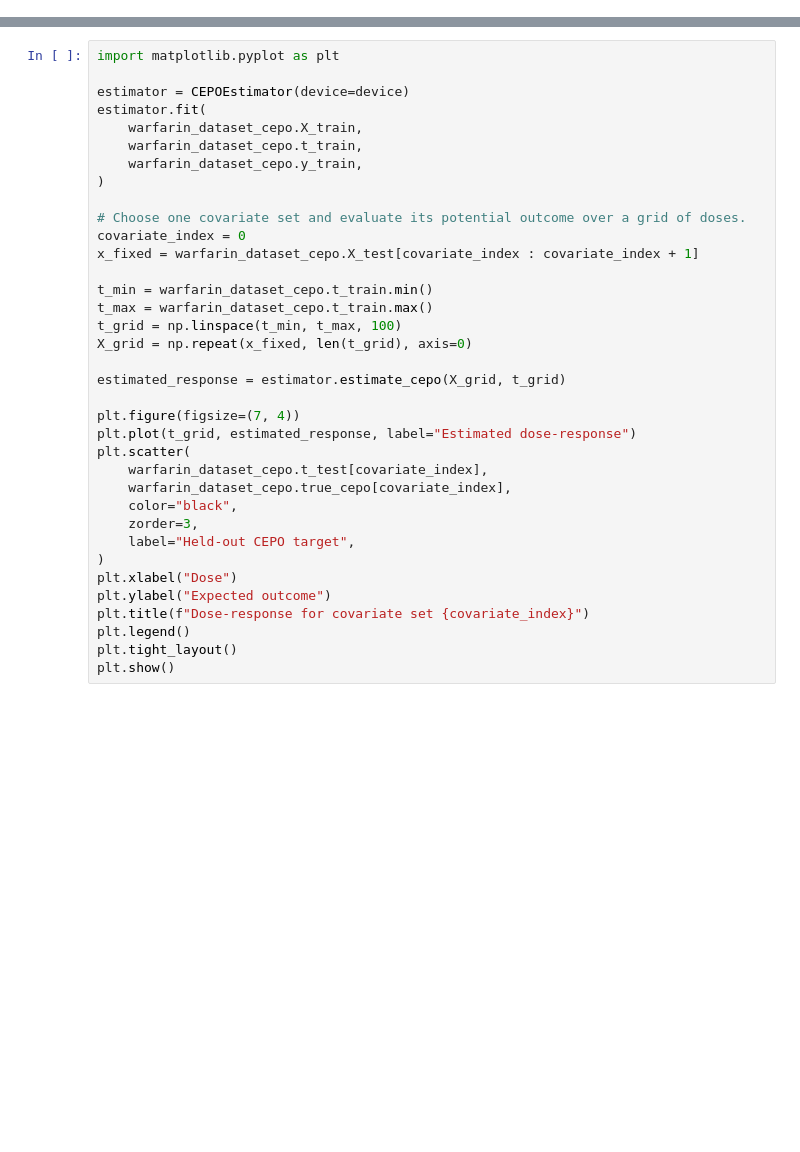
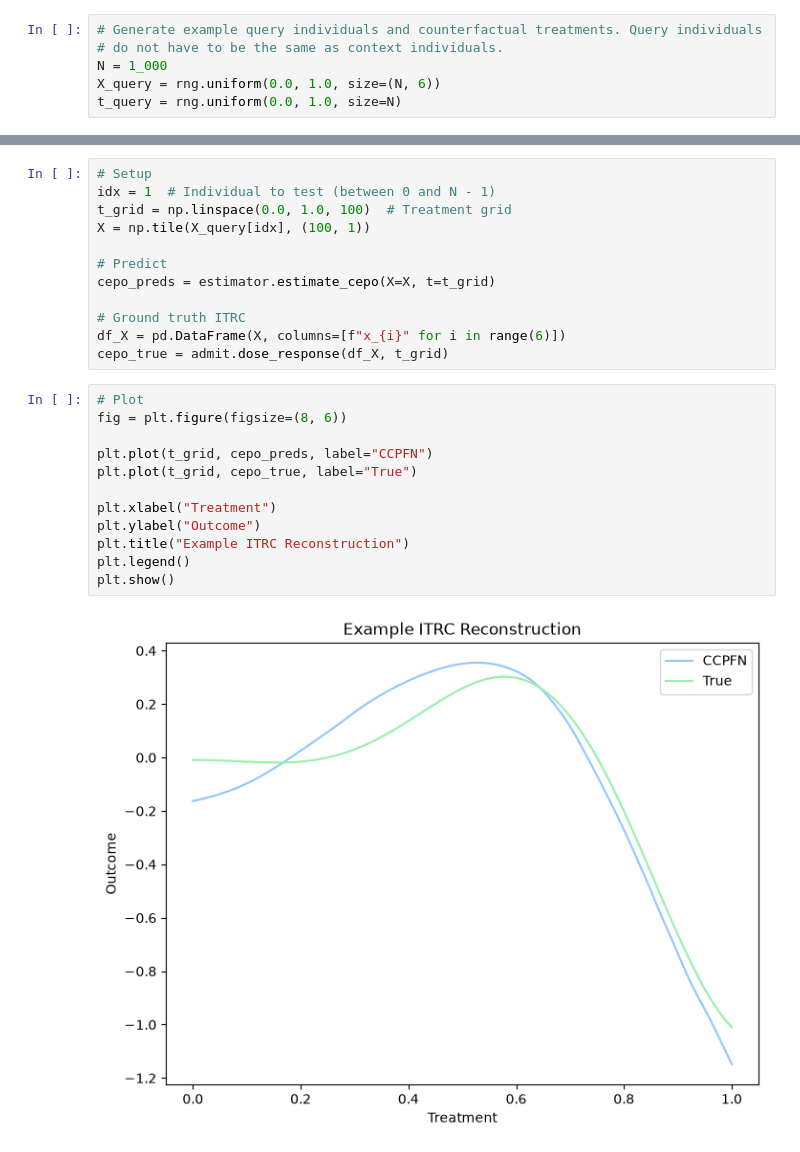
Before and after one commit to layer6ai-labs/CCPFN-inference, a Jupyter notebook: notebooks/01_example_usage.ipynb, the cells around one changed output, grey strips where cells are left out. Cells and saved outputs as stored; diff of their text form; blank space fills up the shorter version.

```diff
--- a/notebooks/01_example_usage.ipynb
+++ b/notebooks/01_example_usage.ipynb
@@ -74,0 +73,6 @@ estimated_cepos = estimator.estimate_cepos(warfarin_dataset_cepo.X_test, warfari
+# %%
+# Generate example query individuals and counterfactual treatments. Query individuals
+# do not have to be the same as context individuals.
+N = 1_000
+X_query = rng.uniform(0.0, 1.0, size=(N, 6))
+t_query = rng.uniform(0.0, 1.0, size=N)
@@ -77,36 +86,26 @@ estimated_cepos = estimator.estimate_cepos(warfarin_dataset_cepo.X_test, warfari
+# %%
+# Setup
+idx = 1  # Individual to test (between 0 and N - 1)
+t_grid = np.linspace(0.0, 1.0, 100)  # Treatment grid
+X = np.tile(X_query[idx], (100, 1))
+
+# Predict
+cepo_preds = estimator.estimate_cepo(X=X, t=t_grid)
+
+# Ground truth ITRC
+df_X = pd.DataFrame(X, columns=[f"x_{i}" for i in range(6)])
+cepo_true = admit.dose_response(df_X, t_grid)
 # %%
-import matplotlib.pyplot as plt
+# Plot
+fig = plt.figure(figsize=(8, 6))
 
-estimator = CEPOEstimator(device=device)
-estimator.fit(
-    warfarin_dataset_cepo.X_train,
-    warfarin_dataset_cepo.t_train,
-    warfarin_dataset_cepo.y_train,
-)
+plt.plot(t_grid, cepo_preds, label="CCPFN")
+plt.plot(t_grid, cepo_true, label="True")
 
-# Choose one covariate set and evaluate its potential outcome over a grid of doses.
-covariate_index = 0
-x_fixed = warfarin_dataset_cepo.X_test[covariate_index : covariate_index + 1]
-
-t_min = warfarin_dataset_cepo.t_train.min()
-t_max = warfarin_dataset_cepo.t_train.max()
-t_grid = np.linspace(t_min, t_max, 100)
-X_grid = np.repeat(x_fixed, len(t_grid), axis=0)
-
-estimated_response = estimator.estimate_cepo(X_grid, t_grid)
-
-plt.figure(figsize=(7, 4))
-plt.plot(t_grid, estimated_response, label="Estimated dose-response")
-plt.scatter(
-    warfarin_dataset_cepo.t_test[covariate_index],
-    warfarin_dataset_cepo.true_cepo[covariate_index],
-    color="black",
-    zorder=3,
-    label="Held-out CEPO target",
-)
-plt.xlabel("Dose")
-plt.ylabel("Expected outcome")
-plt.title(f"Dose-response for covariate set {covariate_index}")
+plt.xlabel("Treatment")
+plt.ylabel("Outcome")
+plt.title("Example ITRC Reconstruction")
 plt.legend()
-plt.tight_layout()
 plt.show()
+# %% [output]
+[figure, added]
```
Also changed, not shown: parts of 10 cells of this notebook, 6 other files.
